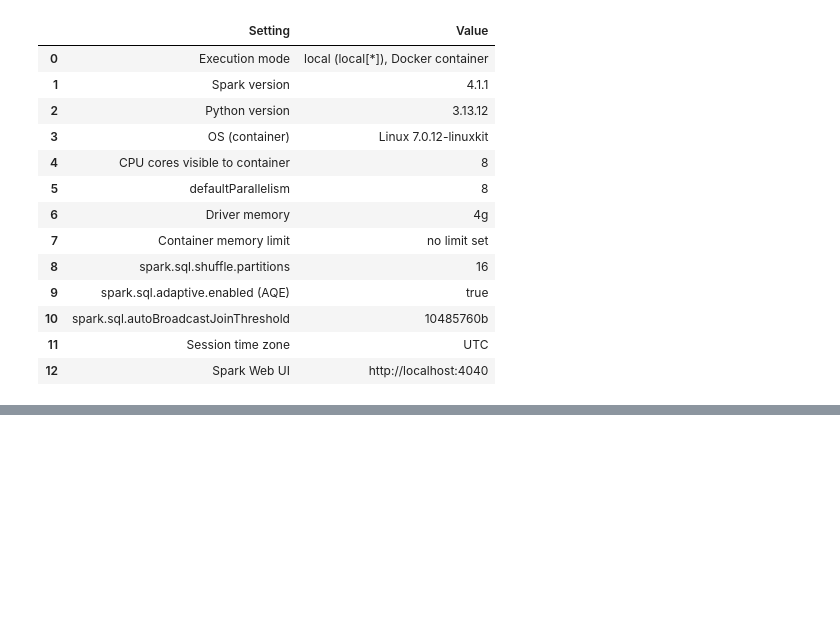
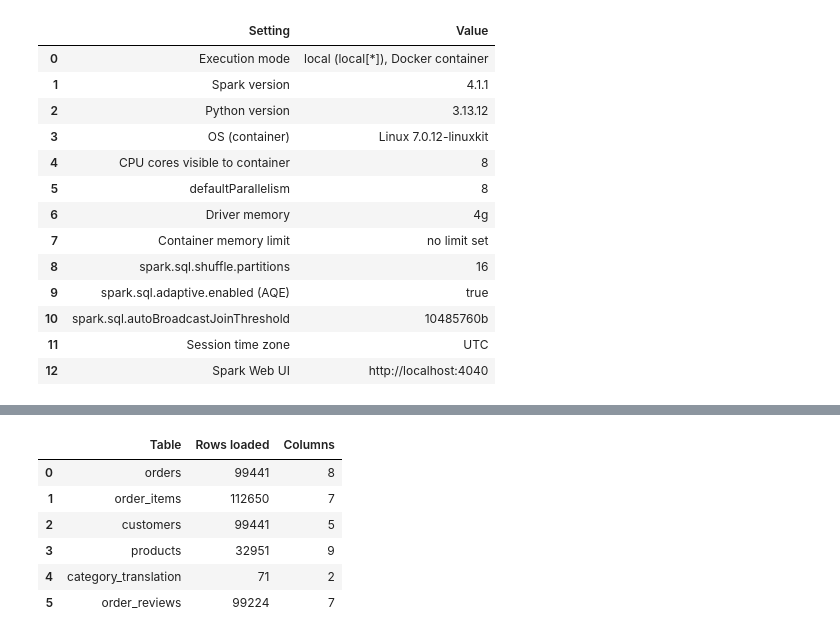
Before and after one commit to ndec0001-max/ITO5202, a Jupyter notebook: assessment1.ipynb, the cells around one changed output, grey strips where cells are left out. Cells and saved outputs as stored; diff of their text form; code cells hidden in the pictures; blank space fills up the shorter version.

```diff
--- a/assessment1.ipynb
+++ b/assessment1.ipynb
@@ -134,0 +327,14 @@ pd.DataFrame(env.items(), columns=["Setting", "Value"])
+# %%
+# ---------------------------------------------------------------
+# Row counts
+# ---------------------------------------------------------------
+rows = [(name, df.count(),  len(df.columns)) for name, df in tables.items()]
+pd.DataFrame(rows, columns=["Table", "Rows loaded", "Columns"])
+# %% [output]
+|  | Table | Rows loaded | Columns |
+| 0 | orders | 99441 | 8 |
+| 1 | order_items | 112650 | 7 |
+| 2 | customers | 99441 | 5 |
+| 3 | products | 32951 | 9 |
+| 4 | category_translation | 71 | 2 |
+| 5 | order_reviews | 99224 | 7 |
```
Also changed, not shown: parts of 14 cells of this notebook.
